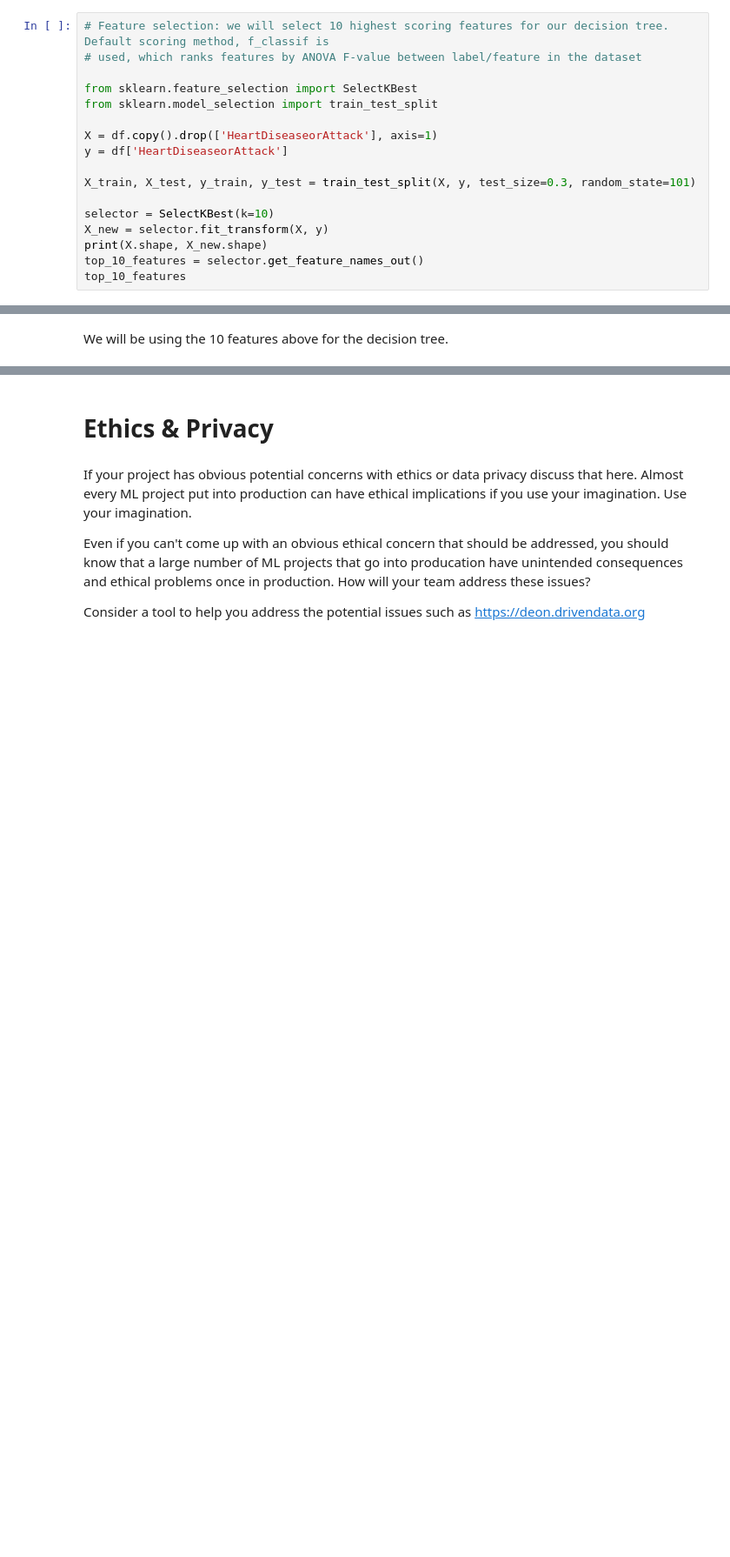
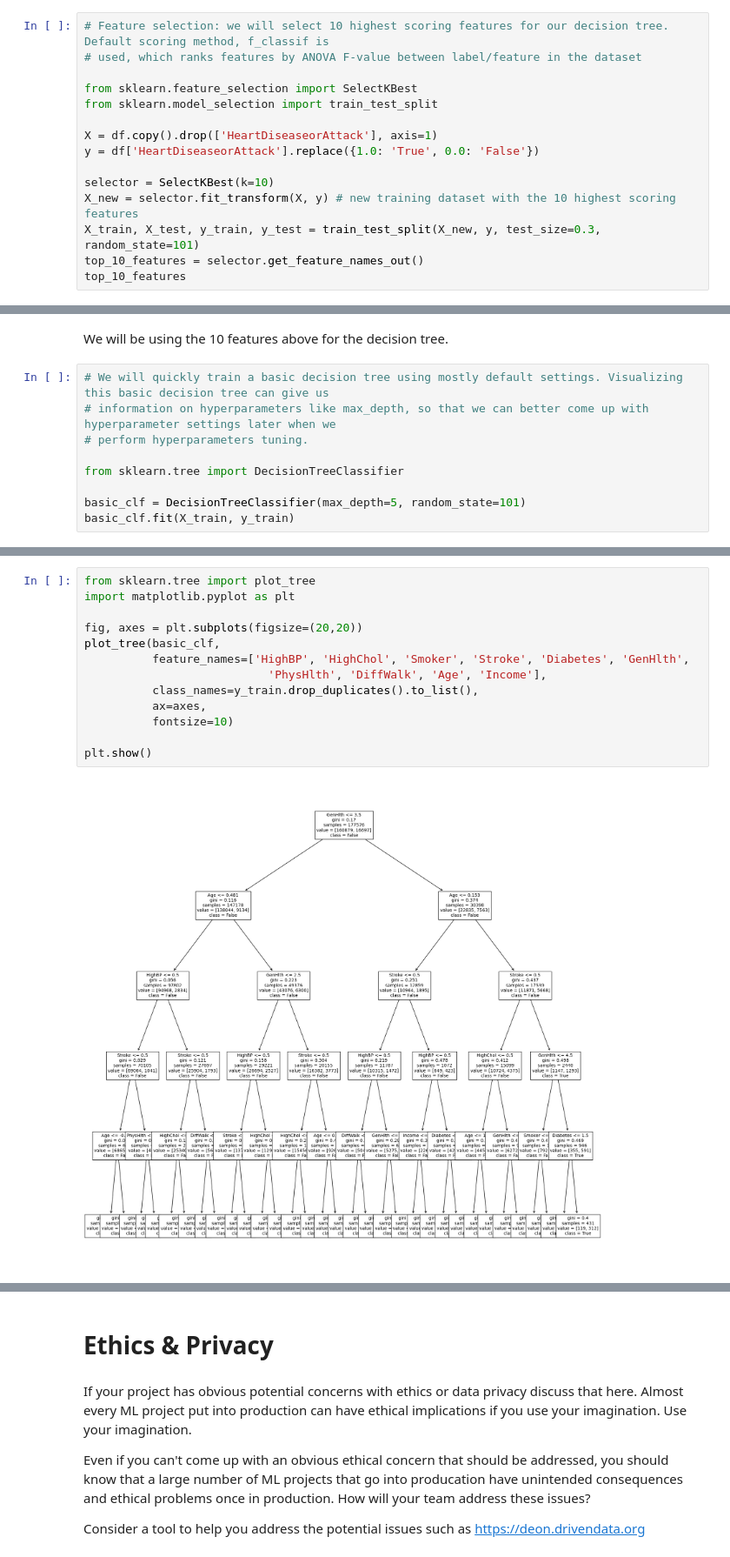
Before and after one commit to COGS118A/Group019-SP23, a Jupyter notebook: Checkpoint_Group019-SP23.ipynb, the cells around one changed output, grey strips where cells are left out. Shown at 87% size. Cells and saved outputs as stored; diff of their text form; blank space fills up the shorter version.

```diff
--- a/Checkpoint_Group019-SP23.ipynb
+++ b/Checkpoint_Group019-SP23.ipynb
@@ -154,13 +154,11 @@ from sklearn.feature_selection import SelectKBest
 from sklearn.model_selection import train_test_split
 
 X = df.copy().drop(['HeartDiseaseorAttack'], axis=1)
-y = df['HeartDiseaseorAttack']
-
-X_train, X_test, y_train, y_test = train_test_split(X, y, test_size=0.3, random_state=101)
+y = df['HeartDiseaseorAttack'].replace({1.0: 'True', 0.0: 'False'})
 
 selector = SelectKBest(k=10)
-X_new = selector.fit_transform(X, y)
-print(X.shape, X_new.shape)
+X_new = selector.fit_transform(X, y) # new training dataset with the 10 highest scoring features
+X_train, X_test, y_train, y_test = train_test_split(X_new, y, test_size=0.3, random_state=101)
 top_10_features = selector.get_feature_names_out()
 top_10_features
 # %% [output]
@@ -170,2 +167,11 @@ array(['HighBP', 'HighChol', 'Smoker', 'Stroke', 'Diabetes', 'GenHlth',
 # %% [markdown]
 We will be using the 10 features above for the decision tree.
+# %%
+# We will quickly train a basic decision tree using mostly default settings. Visualizing this basic decision tree can give us
+# information on hyperparameters like max_depth, so that we can better come up with hyperparameter settings later when we
+# perform hyperparameters tuning.
+
+from sklearn.tree import DecisionTreeClassifier
+
+basic_clf = DecisionTreeClassifier(max_depth=5, random_state=101)
+basic_clf.fit(X_train, y_train)
@@ -171,0 +180,15 @@ We will be using the 10 features above for the decision tree.
+# %%
+from sklearn.tree import plot_tree
+import matplotlib.pyplot as plt
+
+fig, axes = plt.subplots(figsize=(20,20))
+plot_tree(basic_clf,
+          feature_names=['HighBP', 'HighChol', 'Smoker', 'Stroke', 'Diabetes', 'GenHlth',
+                           'PhysHlth', 'DiffWalk', 'Age', 'Income'],
+          class_names=y_train.drop_duplicates().to_list(),
+          ax=axes,
+          fontsize=10)
+
+plt.show()
+# %% [output]
+[figure, added]
```
Also changed, not shown: parts of 10 cells of this notebook.
